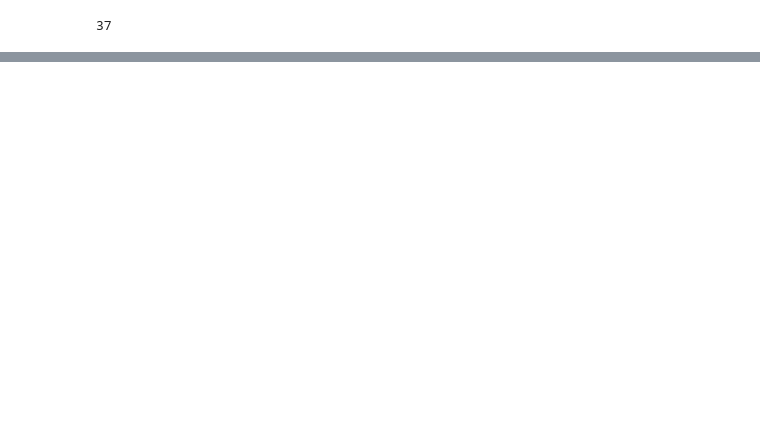
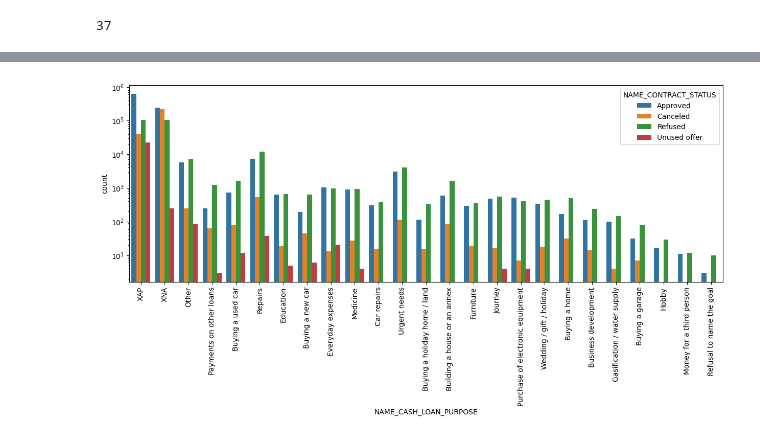
Before and after one commit to greatrifat/EDA, a Jupyter notebook: EDA_on_Bank_Loan_Defaulter.ipynb, the cells around one changed output, grey strips where cells are left out. Drawn from its saved outputs; the diff is of its cells as text; code cells hidden in the pictures; blank space fills up the shorter version.

```diff
--- a/EDA_on_Bank_Loan_Defaulter.ipynb
+++ b/EDA_on_Bank_Loan_Defaulter.ipynb
@@ -1021,0 +1099,2 @@ prev_app_nva_col_rmvd.isnull().sum().sort_values(ascending=False)/prev_app_nva_c
+# %%
+prev_app_nva_col_rmvd['PRODUCT_COMBINATION'] = prev_app_nva_col_rmvd['PRODUCT_COMBINATION'].fillna(prev_app_nva_col_rmvd['PRODUCT_COMBINATION'].mode()[0])
@@ -1021,0 +1119,2 @@ prev_app_nva_col_rmvd.isnull().sum().sort_values(ascending=False)/prev_app_nva_c
+# %%
+prev_app_nva_col_rmvd['CNT_PAYMENT'] = prev_app_nva_col_rmvd['CNT_PAYMENT'].fillna(0)
@@ -1021,0 +1142,2 @@ prev_app_nva_col_rmvd.isnull().sum().sort_values(ascending=False)/prev_app_nva_c
+# %%
+prev_app_nva_col_rmvd = prev_app_nva_col_rmvd.drop(labels=['AMT_GOODS_PRICE_MEDIAN','AMT_GOODS_PRICE_MEAN','AMT_GOODS_PRICE_MODE'],axis=1)
@@ -1021,0 +1180,3 @@ prev_app_nva_col_rmvd.isnull().sum().sort_values(ascending=False)/prev_app_nva_c
+# %%
+merged_df = pd.merge(app_col_removed,prev_app_nva_col_rmvd,how='inner',on='SK_ID_CURR')
+merged_df.head()
@@ -1021,0 +1190,8 @@ prev_app_nva_col_rmvd.isnull().sum().sort_values(ascending=False)/prev_app_nva_c
+# %%
+plt.figure(figsize=(15,5))
+
+sns.countplot(data=merged_df,x='NAME_CASH_LOAN_PURPOSE',hue='NAME_CONTRACT_STATUS')
+plt.xticks(rotation=90)
+plt.yscale('log')
+# %% [output]
+[figure, added]
```
Also changed, not shown: parts of 27 cells of this notebook.
